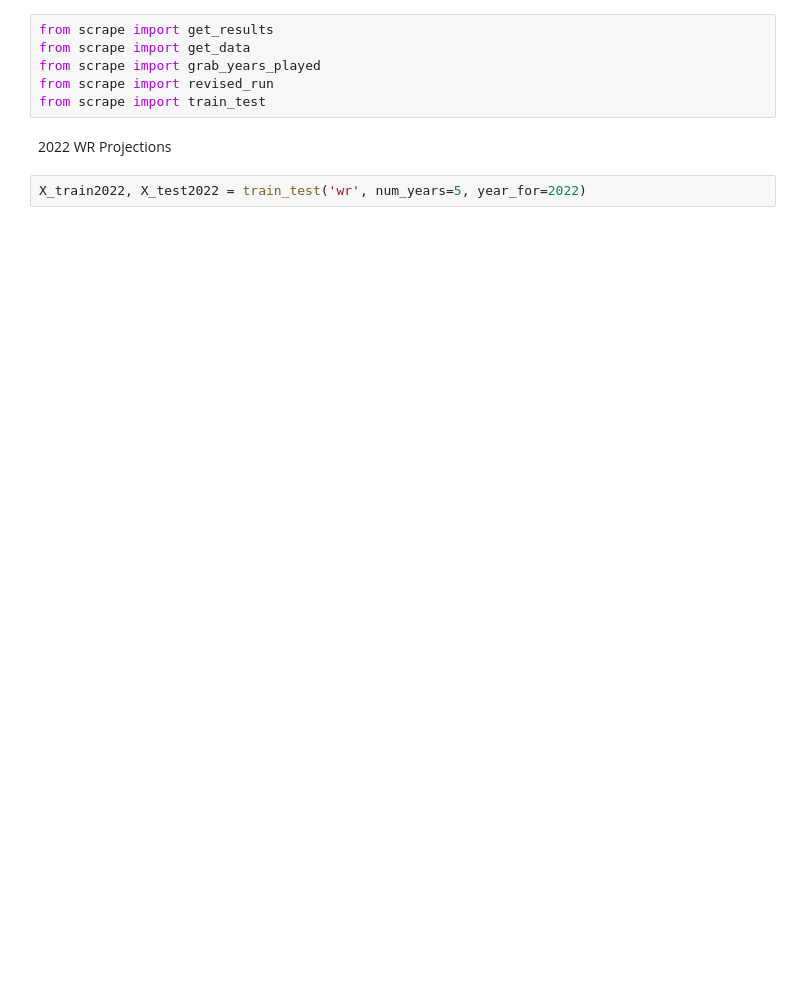
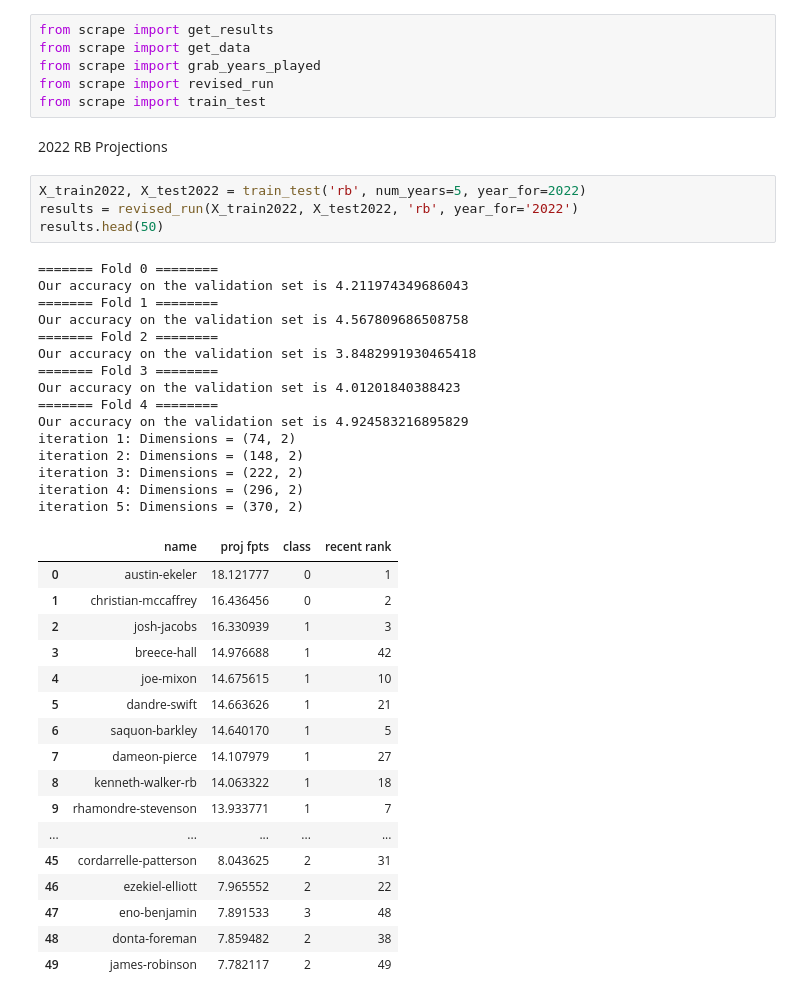
Before and after one commit to xander-abbott/fantasy_scrape, a Jupyter notebook: main_rb.ipynb, the cells around one changed output. Drawn from its saved outputs; the diff is of its cells as text; blank space fills up the shorter version.

```diff
--- a/main_rb.ipynb
+++ b/main_rb.ipynb
@@ -5,6 +5,41 @@ from scrape import grab_years_played
 from scrape import revised_run
 from scrape import train_test
 # %% [markdown]
-2022 WR Projections
+2022 RB Projections
 # %%
-X_train2022, X_test2022 = train_test('wr', num_years=5, year_for=2022)
+X_train2022, X_test2022 = train_test('rb', num_years=5, year_for=2022)
+results = revised_run(X_train2022, X_test2022, 'rb', year_for='2022')
+results.head(50)
+# %% [output]
+======= Fold 0 ========
+Our accuracy on the validation set is 4.211974349686043
+======= Fold 1 ========
+Our accuracy on the validation set is 4.567809686508758
+======= Fold 2 ========
+Our accuracy on the validation set is 3.8482991930465418
+======= Fold 3 ========
+Our accuracy on the validation set is 4.01201840388423
+======= Fold 4 ========
+Our accuracy on the validation set is 4.924583216895829
+iteration 1: Dimensions = (74, 2)
+iteration 2: Dimensions = (148, 2)
+iteration 3: Dimensions = (222, 2)
+iteration 4: Dimensions = (296, 2)
+iteration 5: Dimensions = (370, 2)
+|  | name | proj fpts | class | recent rank |
+| 0 | austin-ekeler | 18.121777 | 0 | 1 |
+| 1 | christian-mccaffrey | 16.436456 | 0 | 2 |
+| 2 | josh-jacobs | 16.330939 | 1 | 3 |
+| 3 | breece-hall | 14.976688 | 1 | 42 |
+| 4 | joe-mixon | 14.675615 | 1 | 10 |
+| 5 | dandre-swift | 14.663626 | 1 | 21 |
+| 6 | saquon-barkley | 14.640170 | 1 | 5 |
+| 7 | dameon-pierce | 14.107979 | 1 | 27 |
+| 8 | kenneth-walker-rb | 14.063322 | 1 | 18 |
+| 9 | rhamondre-stevenson | 13.933771 | 1 | 7 |
+| ... | ... | ... | ... | ... |
+| 45 | cordarrelle-patterson | 8.043625 | 2 | 31 |
+| 46 | ezekiel-elliott | 7.965552 | 2 | 22 |
+| 47 | eno-benjamin | 7.891533 | 3 | 48 |
+| 48 | donta-foreman | 7.859482 | 2 | 38 |
+| 49 | james-robinson | 7.782117 | 2 | 49 |
```
Also changed, not shown: parts of 5 cells of this notebook, 6 other files.
